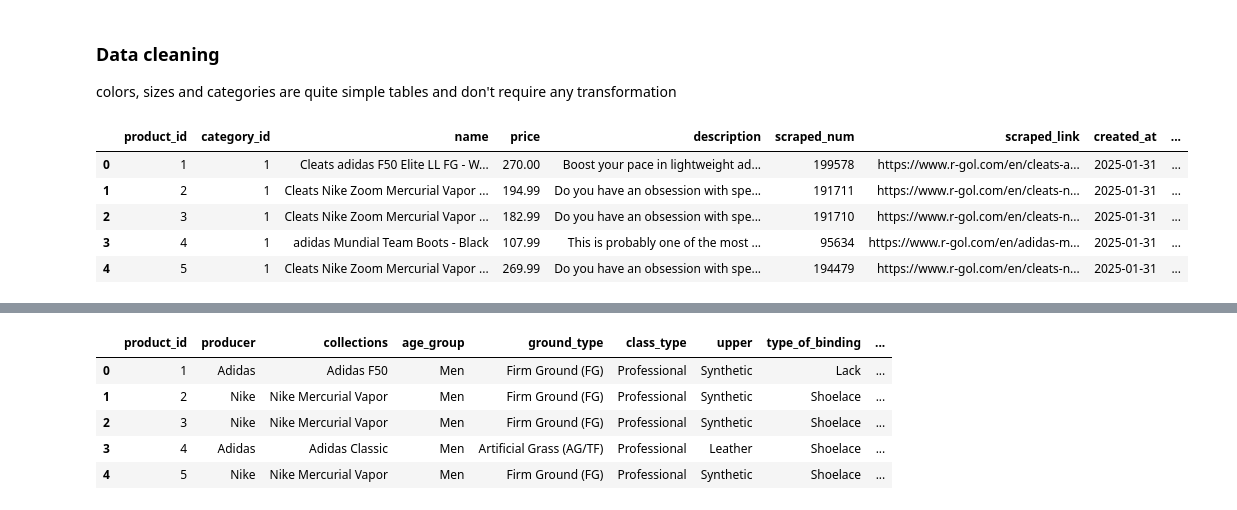
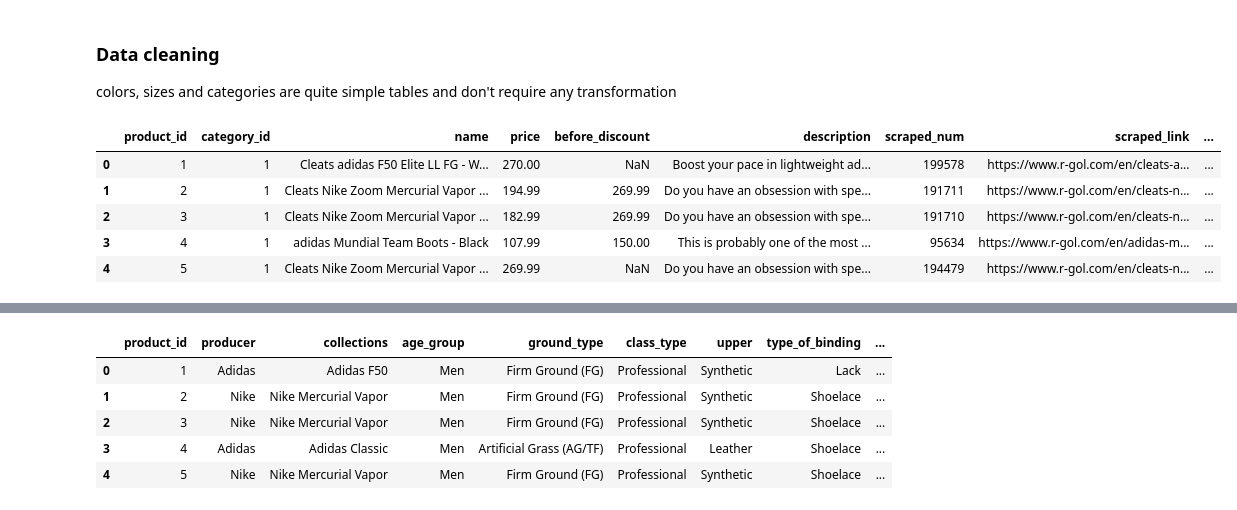
Before and after one commit to gnoevoy/football_project, a Jupyter notebook: web-scraping/scripts/data_cleaning.ipynb, the cells around one changed output, grey strips where cells are left out. Cells and saved outputs as stored; diff of their text form; code cells hidden in the pictures.

```diff
--- a/web-scraping/scripts/data_cleaning.ipynb
+++ b/web-scraping/scripts/data_cleaning.ipynb
@@ -57,18 +80,36 @@ colors, sizes and categories are quite simple tables and don't require any trans
 # %%
 # product table
 products_df.drop_duplicates(inplace=True)
 products_df["name"] = products_df["name"].str.split("\n", expand=True)[0]
+
 products_df["price"] = products_df["price"].str.split("\n", expand=True)[1].str.strip().str[:-2].str.replace(",", ".").astype(float)
-products_df["before_discount"] = products_df["before_discount"].str.split("\n", expand=True)[1].str.strip().str[:-2].str.replace(",", ".").astype(float)
-products_df["discount"] = round( (products_df["before_discount"] - products_df["price"]) / products_df["before_discount"], 2)
+products_df["before_discount"] = (
+    products_df["before_discount"]
+    .str.split("\n", expand=True)[1]
+    .str.strip()
+    .str[:-2]
+    .str.replace(",", ".")
+    .astype(float)
+)
+products_df["sale_pct"] = round((
+    products_df["before_discount"] - products_df["price"]
+) / products_df["before_discount"] * 100)
+
 products_df["description"] = products_df["description"].apply(clean_description)
+products_df["slug"] = products_df["name"].apply(slugify)
 
-products_df.drop("before_discount", axis=1, inplace=True)
+previews = images_df.query("is_thumbnail == True")
+products_df = (
+    products_df.merge(previews, on="product_id", how="left")
+    .drop(columns=["is_thumbnail"])
+    .rename(columns={"image_name":"img_path"})
+)
+
 products_df.head(5)
 # %% [output]
-|  | product_id | category_id | name | price | description | scraped_num | scraped_link | created_at | ... |
-| 0 | 1 | 1 | Cleats adidas F50 Elite LL FG - W... | 270.00 | Boost your pace in lightweight ad... | 199578 | https://www.r-gol.com/en/cleats-a... | 2025-01-31 | ... |
-| 1 | 2 | 1 | Cleats Nike Zoom Mercurial Vapor ... | 194.99 | Do you have an obsession with spe... | 191711 | https://www.r-gol.com/en/cleats-n... | 2025-01-31 | ... |
-| 2 | 3 | 1 | Cleats Nike Zoom Mercurial Vapor ... | 182.99 | Do you have an obsession with spe... | 191710 | https://www.r-gol.com/en/cleats-n... | 2025-01-31 | ... |
-| 3 | 4 | 1 | adidas Mundial Team Boots - Black | 107.99 | This is probably one of the most ... | 95634 | https://www.r-gol.com/en/adidas-m... | 2025-01-31 | ... |
-| 4 | 5 | 1 | Cleats Nike Zoom Mercurial Vapor ... | 269.99 | Do you have an obsession with spe... | 194479 | https://www.r-gol.com/en/cleats-n... | 2025-01-31 | ... |
+|  | product_id | category_id | name | price | before_discount | description | scraped_num | scraped_link | ... |
+| 0 | 1 | 1 | Cleats adidas F50 Elite LL FG - W... | 270.00 | NaN | Boost your pace in lightweight ad... | 199578 | https://www.r-gol.com/en/cleats-a... | ... |
+| 1 | 2 | 1 | Cleats Nike Zoom Mercurial Vapor ... | 194.99 | 269.99 | Do you have an obsession with spe... | 191711 | https://www.r-gol.com/en/cleats-n... | ... |
+| 2 | 3 | 1 | Cleats Nike Zoom Mercurial Vapor ... | 182.99 | 269.99 | Do you have an obsession with spe... | 191710 | https://www.r-gol.com/en/cleats-n... | ... |
+| 3 | 4 | 1 | adidas Mundial Team Boots - Black | 107.99 | 150.00 | This is probably one of the most ... | 95634 | https://www.r-gol.com/en/adidas-m... | ... |
+| 4 | 5 | 1 | Cleats Nike Zoom Mercurial Vapor ... | 269.99 | NaN | Do you have an obsession with spe... | 194479 | https://www.r-gol.com/en/cleats-n... | ... |
```
Also changed, not shown: parts of 7 cells of this notebook, 28 other files.
